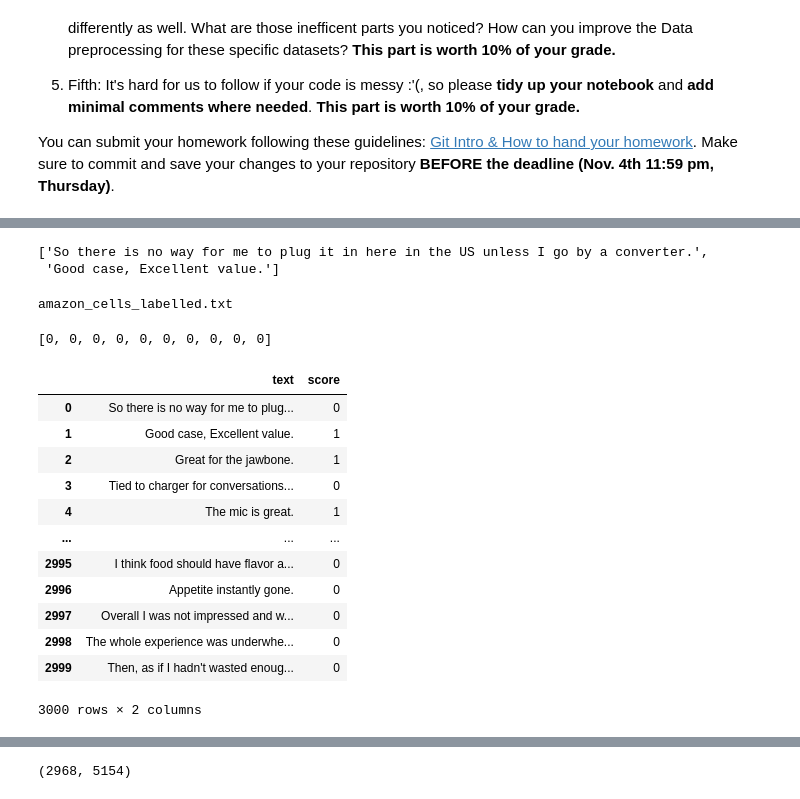
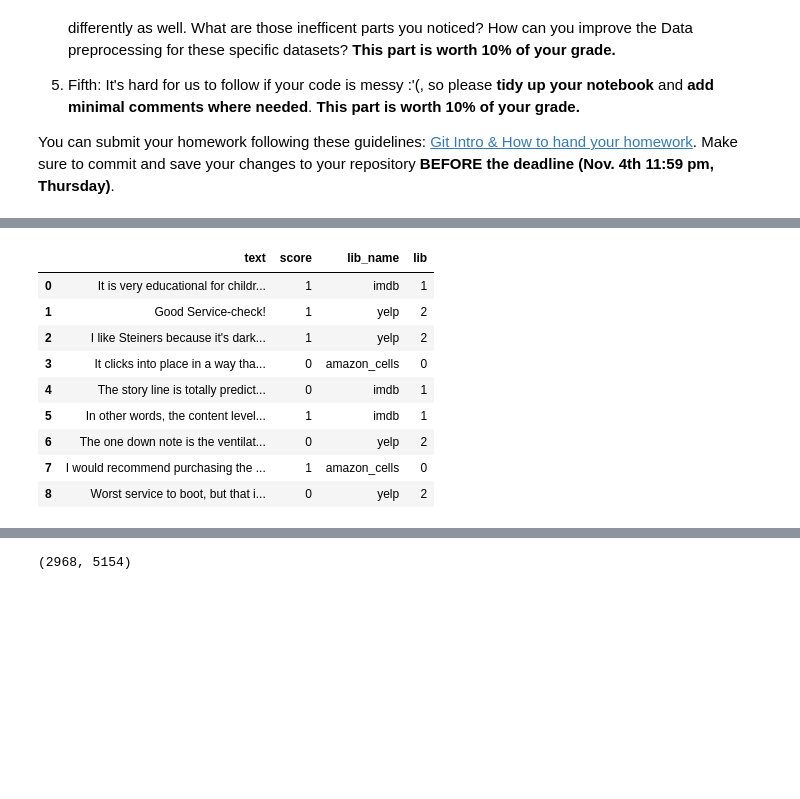
Before and after one commit to YiHungChen/DM2021-Lab1-Homework, a Jupyter notebook: DM2021-Lab1-Homework.ipynb, the cells around one changed output, grey strips where cells are left out. Saved outputs shown, nothing was run; the diff lists cells and outputs as text; code cells hidden in the pictures; blank space fills up the shorter version.

```diff
--- a/DM2021-Lab1-Homework.ipynb
+++ b/DM2021-Lab1-Homework.ipynb
@@ -95,14 +85 @@ dataset_lib_name
-# %%
-dataset_data[0:2]
-# %% [output]
-['So there is no way for me to plug it in here in the US unless I go by a converter.',
- 'Good case, Excellent value.']
-# %%
-print(file_names[dataset_lib[0]])
-# %% [output]
-amazon_cells_labelled.txt
-# %%
-dataset_lib[:10]
-# %% [output]
-[0, 0, 0, 0, 0, 0, 0, 0, 0, 0]
 # %%
@@ -114,16 +94,13 @@ DS = pd.DataFrame(dataset, columns=['text', 'score'])
 # %%
-DS
+DS[0:9]
 # %% [output]
-|  | text | score |
-| 0 | So there is no way for me to plug... | 0 |
-| 1 | Good case, Excellent value. | 1 |
-| 2 | Great for the jawbone. | 1 |
-| 3 | Tied to charger for conversations... | 0 |
-| 4 | The mic is great. | 1 |
-| ... | ... | ... |
-| 2995 | I think food should have flavor a... | 0 |
-| 2996 | Appetite instantly gone. | 0 |
-| 2997 | Overall I was not impressed and w... | 0 |
-| 2998 | The whole experience was underwhe... | 0 |
-| 2999 | Then, as if I hadn't wasted enoug... | 0 |
+|  | text | score | lib_name | lib |
+| 0 | It is very educational for childr... | 1 | imdb | 1 |
+| 1 | Good Service-check! | 1 | yelp | 2 |
+| 2 | I like Steiners because it's dark... | 1 | yelp | 2 |
+| 3 | It clicks into place in a way tha... | 0 | amazon_cells | 0 |
+| 4 | The story line is totally predict... | 0 | imdb | 1 |
+| 5 | In other words, the content level... | 1 | imdb | 1 |
+| 6 | The one down note is the ventilat... | 0 | yelp | 2 |
+| 7 | I would recommend purchasing the ... | 1 | amazon_cells | 0 |
+| 8 | Worst service to boot, but that i... | 0 | yelp | 2 |
-3000 rows × 2 columns
```
Also changed, not shown: parts of 69 cells of this notebook.
